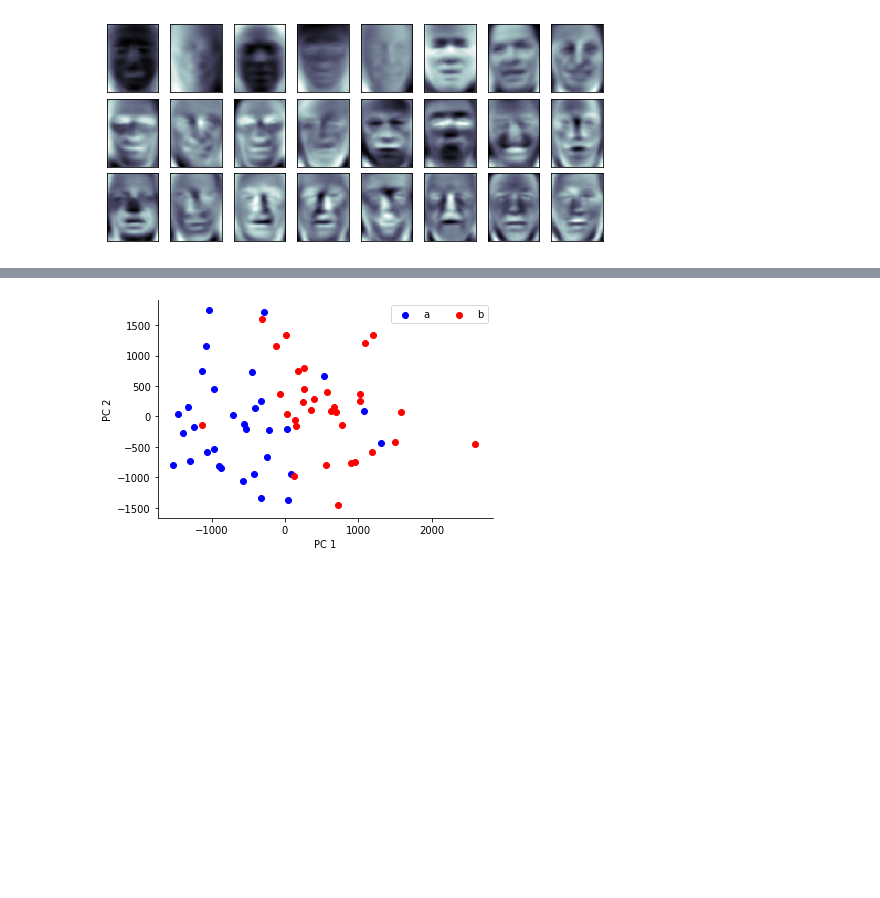
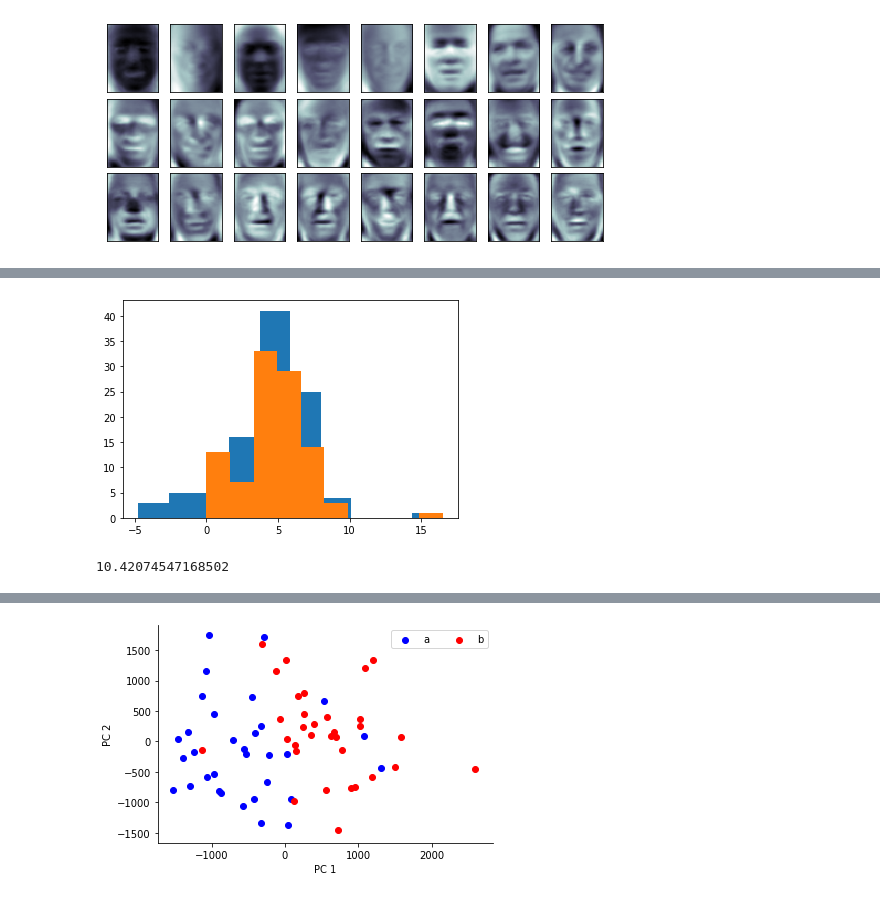
Before and after one commit to chacker17/CSHL22_courseProject, a Jupyter notebook: Face Response Simulations.ipynb, the cells around one changed output, grey strips where cells are left out. Drawn from its saved outputs; the diff is of its cells as text; code cells hidden in the pictures; blank space fills up the shorter version.

Commit message:
implementation of synthetic face cells complete. Will begin combining into a final notebook

```diff
--- a/Face Response Simulations.ipynb
+++ b/Face Response Simulations.ipynb
@@ -50,14 +47,0 @@ print(components.shape)
-# %%
-num_neurons = 500;
-num_features = 100; # based on 100-dimensional face space in Chang & Tsao
-
-# Simulate random feature weights for each neuron
-W = np.empty((num_neurons, num_features))
-for i in range(num_neurons):
-    W[i, :] = np.random.normal(-0.01, 0.01, (1, num_features))
-
-im1 = np.random.normal(0.5, 1, (1, num_features))
-resp_im1 = components[0] @ W.T
-plt.hist(resp_im1.T)
-resp_im1 = rectifying_nonlinearity(resp_im1.reshape(num_neurons,))
-plt.hist(resp_im1)
@@ -101,0 +52,59 @@ print(np.degrees(np.arccos(1-distance.cosine(a[0, :], b[0, :]))))
+# %%
+num_neurons = 100;
+num_features = 100; # based on 100-dimensional face space in Chang & Tsao
+
+# Simulate random feature weights for each neuron
+W = np.empty((num_neurons, num_features))
+for i in range(num_neurons):
+    principle_feature = np.random.randint(0, num_features) # choose principle feature to encode
+    W[i, principle_feature] = np.random.normal(0, 0.08) + 0.85 # tuning of principle feature
+
+    # Algorithm to fill remaining weights with what's needed to get to sum of 1
+    sum_left = 1 - W[i, principle_feature]
+    all_features = np.ones(num_features)
+    all_features[principle_feature] = 0
+    all_features = np.multiply(all_features, np.arange(num_features)+1)-1 # sets to -1 when not included
+    rand_vec = np.random.normal(15, 0.1, (num_features-1,1)) # Generate random vector
+    rand_vec = rand_vec / np.linalg.norm(rand_vec, ord=2) # normalize to length 1
+    weights = np.multiply(rand_vec, sum_left) # scale to desired length
+
+    weight_cnt = 0;
+    for j in range(len(all_features)):
+        if all_features[j] != -1:
+            W[i, j] = weights[weight_cnt]
+            weight_cnt += 1
+
+test_component = components[0] / np.linalg.norm(components[0], ord=2) # normalize feature vector to length 1
+resp_im1 = test_component @ W.T # Predict the response to this image
+resp_im1 = (resp_im1 * 40) + 5
+h = plt.hist(resp_im1.T)
+resp_im1 = rectifying_nonlinearity(resp_im1.reshape(num_neurons,))
+h = plt.hist(resp_im1)
+
+# Right now we have to relax a few things like the discrete nature of spike counts
+# %% [output]
+[figure, added]
+# %%
+theta = 15
+a = test_component
+# Rotate vector a by specified number of degrees to generate vector b
+rand_vec = np.random.randn(num_features,) # random vector we can orthogonalize wrt original
+orth_vec = rand_vec - (((rand_vec.T@a)/(a.T@a))*a) # orthogonalize wrt a
+
+# normalize to unit length
+a_norm = a * (1/ np.linalg.norm(a))
+orth_vec_norm = orth_vec * (1/ np.linalg.norm(orth_vec))
+
+b = (a_norm * np.cos(np.radians(theta))) + (orth_vec_norm*np.sin(np.radians(theta))) # generate second vector
+b = b * np.linalg.norm(a) # scale new vector up to same size as original
+
+resp_a = a @ W.T # Predict the response to this image
+resp_a = (resp_a * 40) + 5
+resp_a = rectifying_nonlinearity(resp_a.reshape(num_neurons,))
+resp_b = b @ W.T # Predict the response to this image
+resp_b = (resp_b * 40) + 5
+resp_b = rectifying_nonlinearity(resp_b.reshape(num_neurons,))
+
+print(np.degrees(np.arccos(1-distance.cosine(resp_a, resp_b))))
+# %% [output]
+10.42074547168502
```
Also changed, not shown: parts of 13 cells of this notebook, 1 other file.
